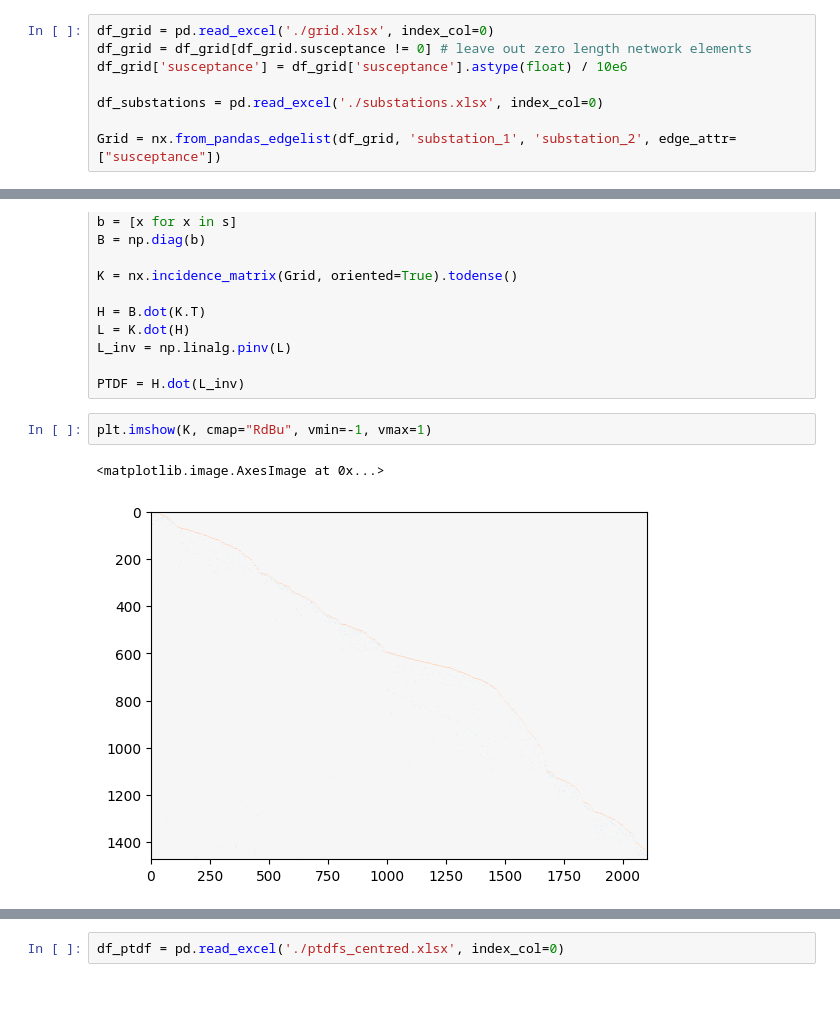
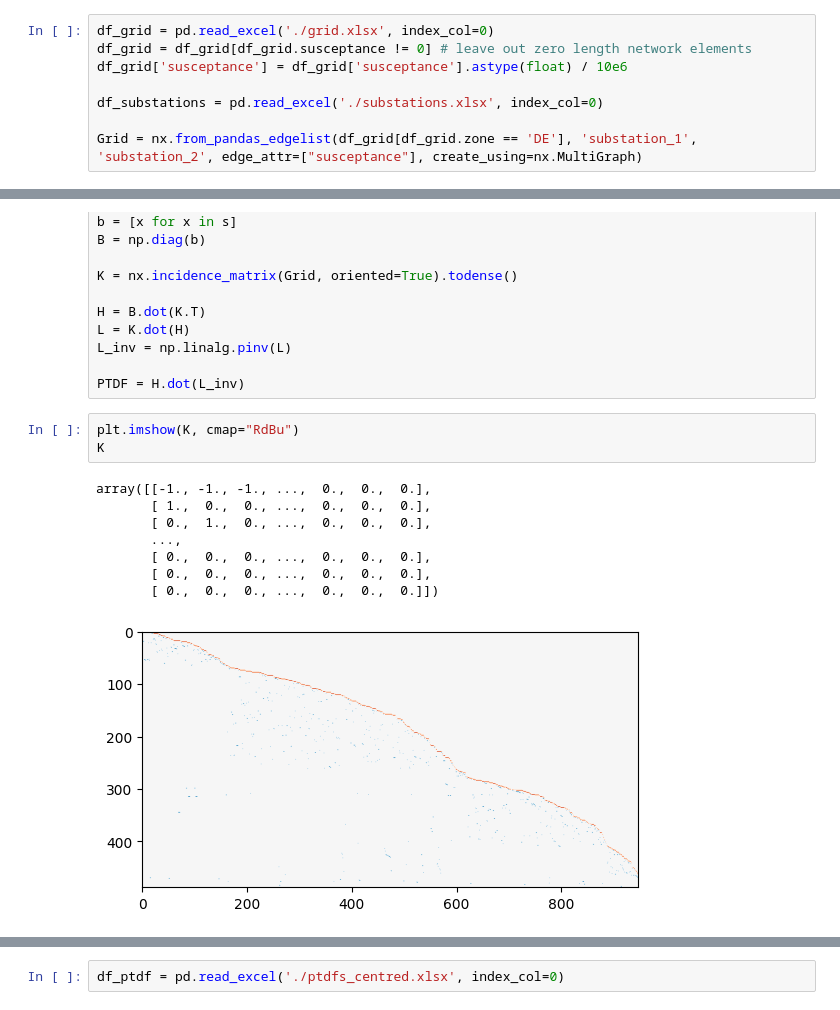
Before and after one commit to kbruninx/FBMC, a Jupyter notebook: flow_based_domain/Nodal PTDF.ipynb, the cells around one changed output, grey strips where cells are left out. Cells and saved outputs as stored; diff of their text form.

```diff
--- a/flow_based_domain/Nodal PTDF.ipynb
+++ b/flow_based_domain/Nodal PTDF.ipynb
@@ -10,7 +11,7 @@ df_grid['susceptance'] = df_grid['susceptance'].astype(float) / 10e6
 
 df_substations = pd.read_excel('./substations.xlsx', index_col=0)
 
-Grid = nx.from_pandas_edgelist(df_grid, 'substation_1', 'substation_2', edge_attr=["susceptance"])
+Grid = nx.from_pandas_edgelist(df_grid[df_grid.zone == 'DE'], 'substation_1', 'substation_2', edge_attr=["susceptance"], create_using=nx.MultiGraph)
 # %%
 display(df_grid)
 # %% [output]
@@ -42,7 +43,14 @@ L_inv = np.linalg.pinv(L)
 
 PTDF = H.dot(L_inv)
 # %%
-plt.imshow(K, cmap="RdBu", vmin=-1, vmax=1)
+plt.imshow(K, cmap="RdBu")
+K
 # %% [output]
-<matplotlib.image.AxesImage at 0x...>
+array([[-1., -1., -1., ...,  0.,  0.,  0.],
+       [ 1.,  0.,  0., ...,  0.,  0.,  0.],
+       [ 0.,  1.,  0., ...,  0.,  0.,  0.],
+       ...,
+       [ 0.,  0.,  0., ...,  0.,  0.,  0.],
+       [ 0.,  0.,  0., ...,  0.,  0.,  0.],
+       [ 0.,  0.,  0., ...,  0.,  0.,  0.]])
-[figure, old version]
+[figure, new version]
```
Also changed, not shown: parts of 7 cells of this notebook, 5 other files.
